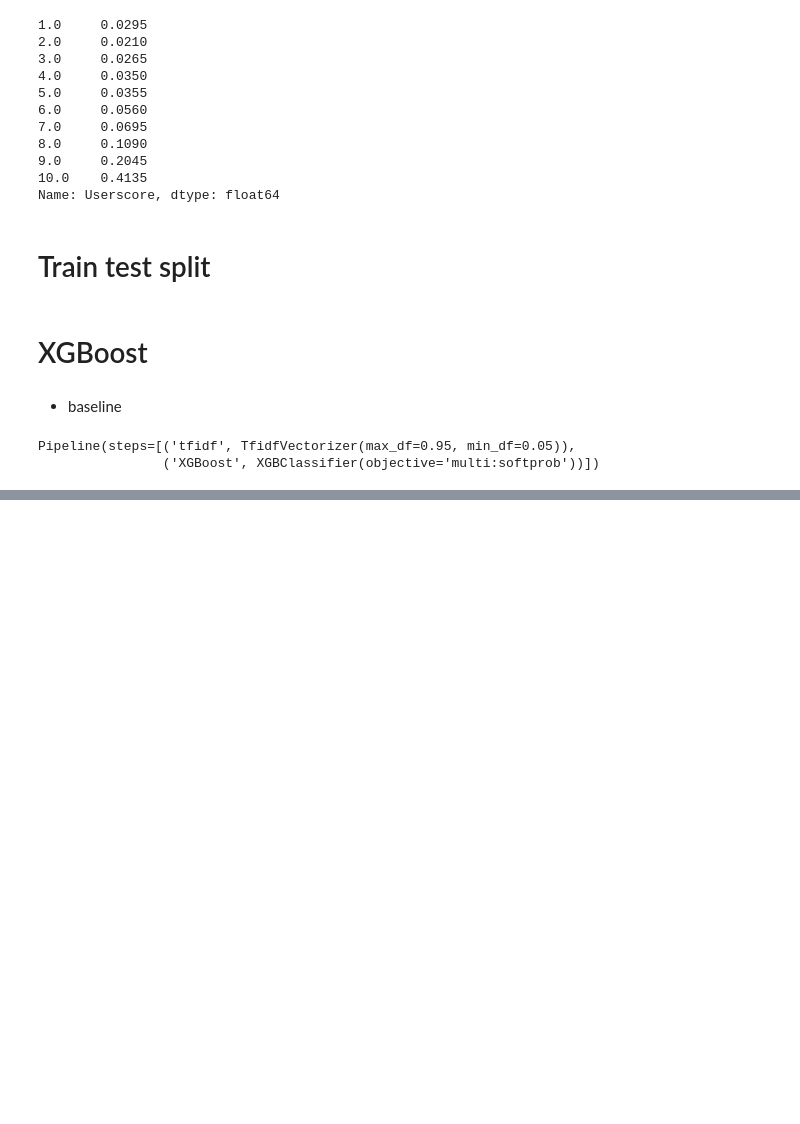
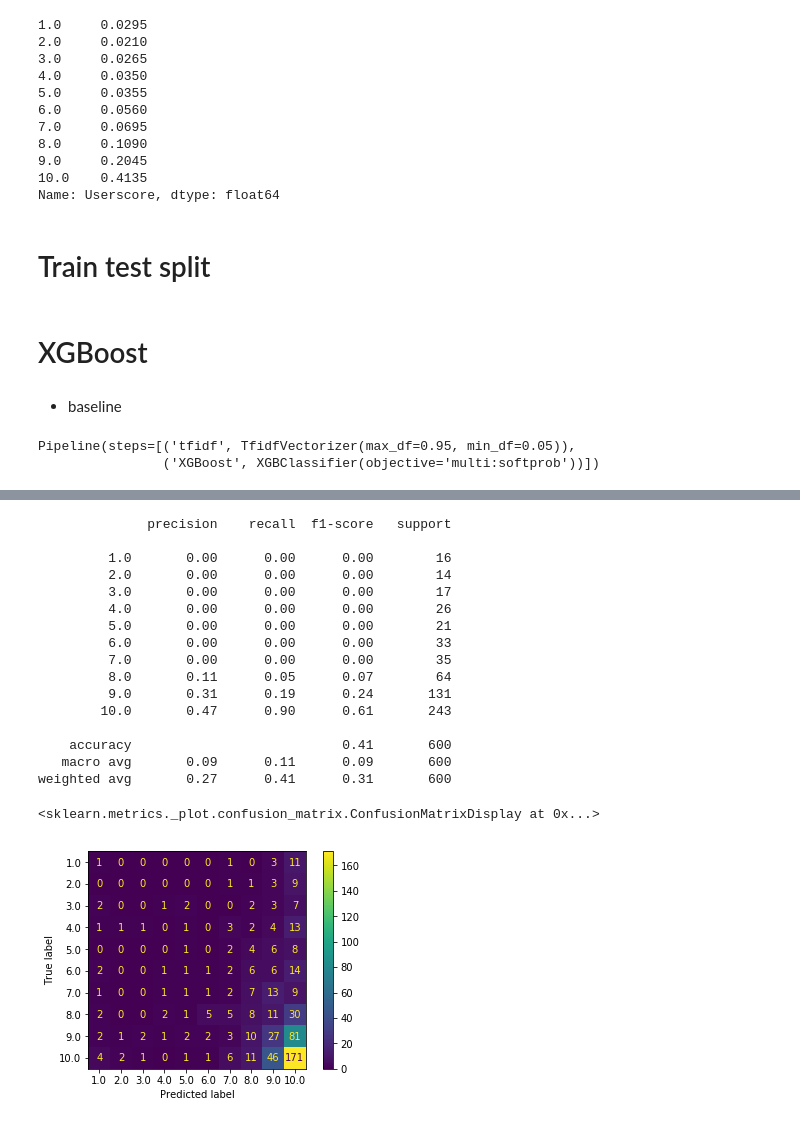
Before and after one commit to vivyhasadream/Game_Recommender_System_W_Sentimental_Analyzer, a Jupyter notebook: 3_Modelling_Metacritic_NLP_XGB.ipynb, the cells around one changed output, grey strips where cells are left out. Cells and saved outputs as stored; diff of their text form; code cells hidden in the pictures; blank space fills up the shorter version.

```diff
--- a/3_Modelling_Metacritic_NLP_XGB.ipynb
+++ b/3_Modelling_Metacritic_NLP_XGB.ipynb
@@ -149,0 +163,3 @@ plot_confusion_matrix(xgb_pipeline, transformed_te, y_test)
+# %%
+steps = [('tfidf', TfidfVectorizer(max_df=0.95, min_df=0.05)), ('XGBoost', XGBClassifier(learning_rate=1, subsample=0.8))]
+xgb_pipeline = Pipeline(steps)
@@ -149,0 +173,22 @@ plot_confusion_matrix(xgb_pipeline, transformed_te, y_test)
+# %%
+print(classification_report(y_test, y_pred))
+plot_confusion_matrix(xgb_pipeline, transformed_te, y_test)
+# %% [output]
+              precision    recall  f1-score   support
+
+         1.0       0.00      0.00      0.00        16
+         2.0       0.00      0.00      0.00        14
+         3.0       0.00      0.00      0.00        17
+         4.0       0.00      0.00      0.00        26
+         5.0       0.00      0.00      0.00        21
+         6.0       0.00      0.00      0.00        33
+         7.0       0.00      0.00      0.00        35
+         8.0       0.11      0.05      0.07        64
+         9.0       0.31      0.19      0.24       131
+        10.0       0.47      0.90      0.61       243
+
+    accuracy                           0.41       600
+   macro avg       0.09      0.11      0.09       600
+weighted avg       0.27      0.41      0.31       600
+<sklearn.metrics._plot.confusion_matrix.ConfusionMatrixDisplay at 0x...>
+[figure, added]
```
Also changed, not shown: parts of 7 cells of this notebook, 2 other files.
